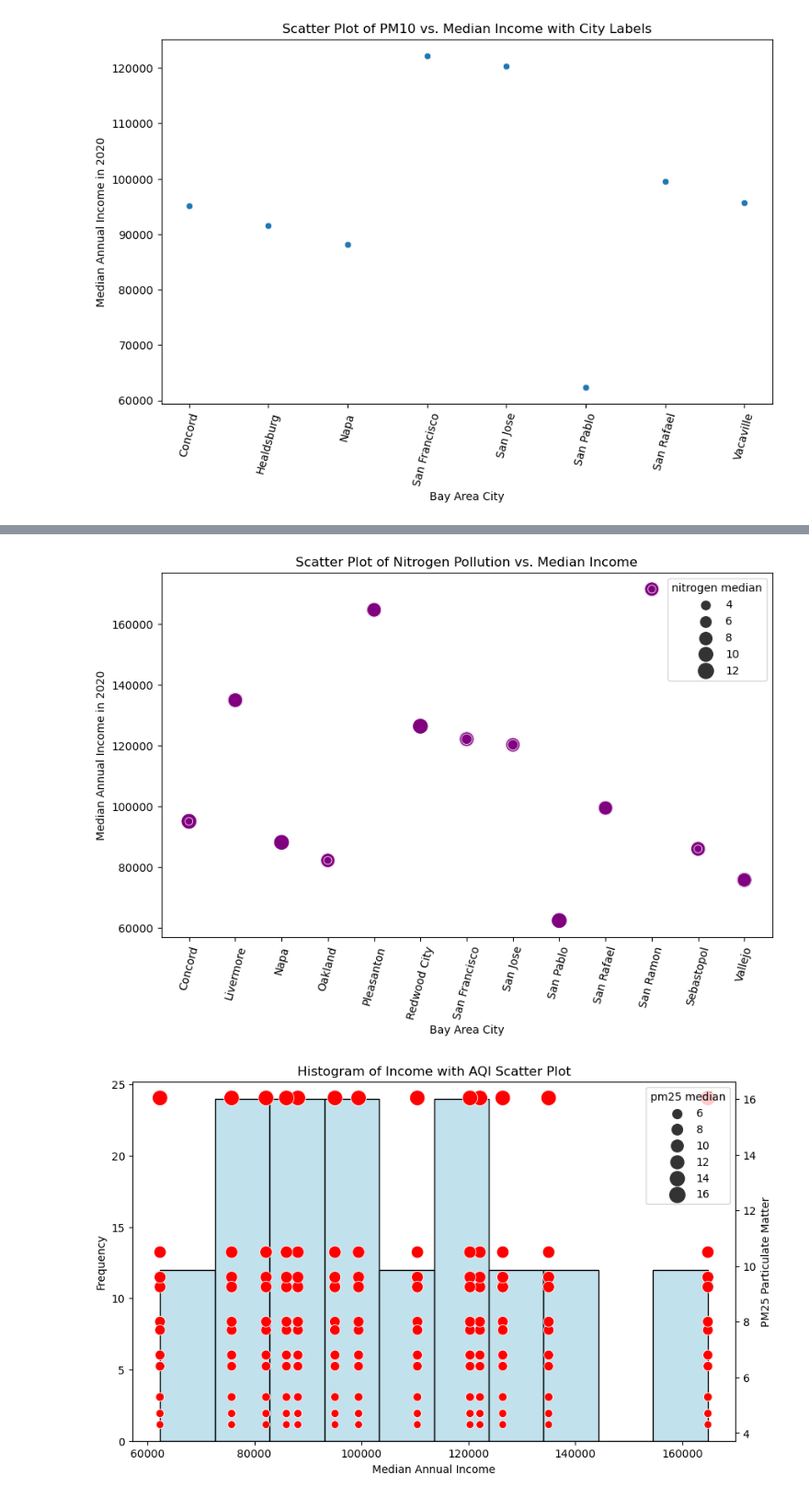
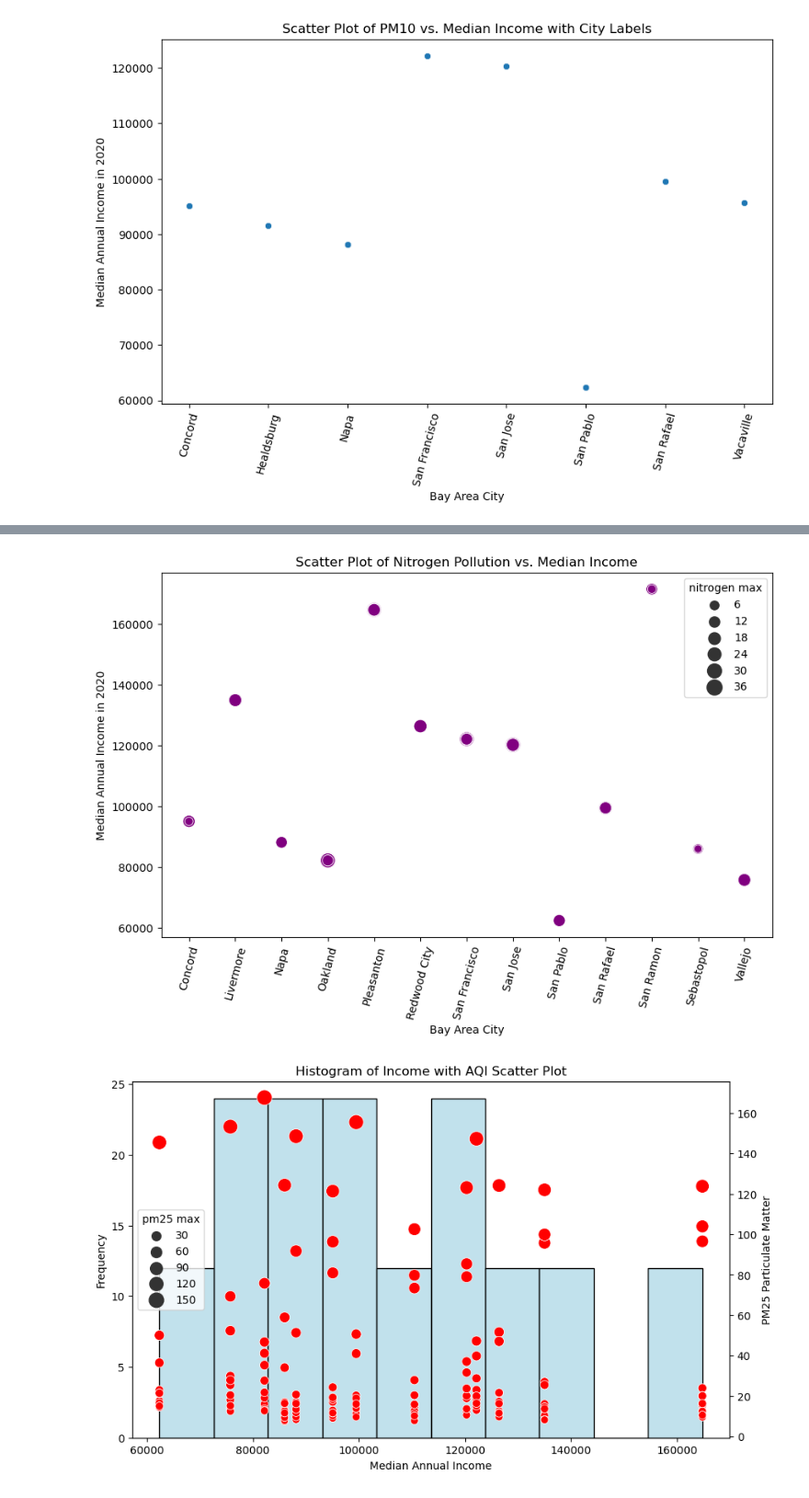
Before and after one commit to virgowolf/bayarea-airquality, a Jupyter notebook: ETL_code.ipynb, the cells around one changed output, grey strips where cells are left out. Shown: that part at 92% size. Saved outputs shown, nothing was run; the diff lists cells and outputs as text; code cells hidden in the pictures.

Commit message:
corrected calculations by month by city

```diff
--- a/ETL_code.ipynb
+++ b/ETL_code.ipynb
@@ -79,7 +95,7 @@ ozone_df.head()
 pm10_df = pd.read_csv('input_data/pm10_1.csv')
 
 # Rename first column to 'city' for common primary key and county column as well for consistency
-pm10_df = pm10_df.rename(columns ={'10_city': 'city', '10_county': 'county'})
+pm10_df = pm10_df.rename(columns ={'10_city': 'city', '10_county': 'county', '10_mean': 'pm10_mean', '10_method': 'pm10_method'})
 
 # Convert date from object to datetime format
 pm10_df["pm_10_date"] = pd.to_datetime(pm10_df["pm_10_date"], format='mixed')
@@ -97,7 +113,7 @@ pm10_df.head()
 pm25_df = pd.read_csv('input_data/pm25_1.csv')
 
 # Rename first column to 'city' for common primary key and county column as well for consistency
-pm25_df = pm25_df.rename(columns ={'25_city': 'city', '25_county': 'county'})
+pm25_df = pm25_df.rename(columns ={'25_city': 'city', '25_county': 'county', '25_mean': 'pm25_mean', '25_method': 'pm25_method'})
 
 # Convert date from object to datetime format
 pm25_df["pm_25_date"] = pd.to_datetime(pm25_df["pm_25_date"], format='mixed')
@@ -321,7 +369,7 @@ pm10_sort_df
 276 rows × 3 columns
 # %%
-# Create an empty DataFrame to store the results for median pm25 by month
-median_pm25_by_month_by_city = []
+# Create an empty DataFrame to store the results for max pm25 by month
+max_pm25_by_month_by_city = []
 
 # Get the list of unique cities
 cities = pm25_df['city'].unique()
@@ -333,23 +381,28 @@ for city in cities:
         start_date = f'2020-{month:02d}-01'
         end_date = pd.to_datetime(start_date).replace(day=1) + pd.DateOffset(months=1) - pd.DateOffset(days=1)
 
+        # Filter data for the specified city and month
+        pm25_month_city = pm25_df[(pm25_df['city'] == city) &
+                                      (pm25_df['pm_25_date'] >= start_date) &
+                                      (pm25_df['pm_25_date'] <= end_date)]
+
         # Filter data for the specified month
         pm25_month = pm25_df[(pm25_df['pm_25_date'] >= start_date) & (pm25_df['pm_25_date'] <= end_date)]
 
-        # Calculate the median
-        median_pm25 = pm25_month['25_mean'].median()
+        # Calculate the max
+        max_pm25 = pm25_month_city['pm25_mean'].max()
 
         # Append the result to the list
-        median_pm25_by_month_by_city.append({'city': city,'month': start_date, 'pm25 median': median_pm25})
+        max_pm25_by_month_by_city.append({'city': city,'month': start_date, 'pm25 max': max_pm25})
 
 #Convert the list to a DataFrame
-median_pm25_by_month_by_city = pd.DataFrame(median_pm25_by_month_by_city)
+max_pm25_by_month_by_city = pd.DataFrame(max_pm25_by_month_by_city)
 
-# Display the median AQI for pm25 for each month in 2020
-median_pm25_by_month_by_city
+# Display the max AQI for pm25 for each month in 2020
+max_pm25_by_month_by_city
 
 # Sort alphabetically by city
-pm25_sort_df = median_pm25_by_month_by_city.sort_values(by= 'city')
+pm25_sort_df = max_pm25_by_month_by_city.sort_values(by= 'city')
 
 # Export csv with monthly pm25 levels by city
 pm25_sort_df.to_csv('output_data/pm25_monthly.csv')
@@ -373,5 +426,6 @@ pm25_sort_df
 # %%
 #Import income data and convert to a pandas dataFrame
 income_df = pd.read_csv('input_data/ACS_income_data_bayarea2020.csv')
+income_df = income_df.rename(columns ={'2020median_income': 'median_income_2020'})
 income_df
 # %% [output]
@@ -492,8 +584,8 @@ plt.figure(figsize=(10, 6))
 scatter = sns.scatterplot(
     data= nitrogen_income_merged_df,
     x='city',
-    y='2020median_income',
-    size='nitrogen median',
+    y='median_income_2020',
+    size='nitrogen max',
     sizes=(50, 200),
     legend=True,
     color='purple'
@@ -508,7 +600,7 @@ plt.title('Scatter Plot of Nitrogen Pollution vs. Median Income')
 # Show plot
 plt.show()
 # %% [output]
-[figure, old version]
+[figure, new version]
 # %%
 #Scatterplot of AQI over histogram if income
 
@@ -516,47 +608,47 @@ plt.show()
 pm25_income_merged_df.replace([np.inf, -np.inf], np.nan, inplace=True)
 
 # Drop rows with NaN values in 'pm10' and 'median_income'
-pm25_income_merged_df.dropna(subset=['pm25 median', '2020median_income'], inplace=True)
+pm25_income_merged_df.dropna(subset=['pm25 max', 'median_income_2020'], inplace=True)
 
 # Create figure and axis
 fig, ax1 = plt.subplots(figsize=(10, 6))
 
 # Plot histogram of median income
-sns.histplot(pm25_income_merged_df['2020median_income'], bins=10, color='lightblue', kde=False)
+sns.histplot(pm25_income_merged_df['median_income_2020'], bins=10, color='lightblue', kde=False)
 ax1.set_xlabel('Median Annual Income')
 ax1.set_ylabel('Frequency')
 ax1.set_title('Histogram of Income with AQI Scatter Plot')
 
 # Create a secondary y-axis to overlay the scatter plot
 ax2 = ax1.twinx()
 
 # Plot scatter plot of AQI with city labels
 scatter = sns.scatterplot(
     data= pm25_income_merged_df,
-    x='2020median_income',
-    y='pm25 median',
-    size='pm25 median',
+    x='median_income_2020',
+    y='pm25 max',
+    size='pm25 max',
     sizes=(50, 200),
     legend=True,
     ax=ax2,
     color='red'
 )
 
 # # Add city labels to the scatter plot
 # for i in range(pm25_income_merged_df.shape[0]):
 #     ax2.text(
 #         pm25_income_merged_df['2020median_income'][i],
 #         pm25_income_merged_df['pm25 median'][i],
 #         pm25_income_merged_df['city'][i],
 #         fontsize=12,
 #         ha='right',
 #         va='bottom'
 #     )
 
 # Set the y-axis label for the scatter plot
 ax2.set_ylabel('PM25 Particulate Matter')
 
 # Show plot
 plt.show()
 # %% [output]
-[figure, old version]
+[figure, new version]
```
Also changed, not shown: parts of 19 cells of this notebook, 10 other files.
